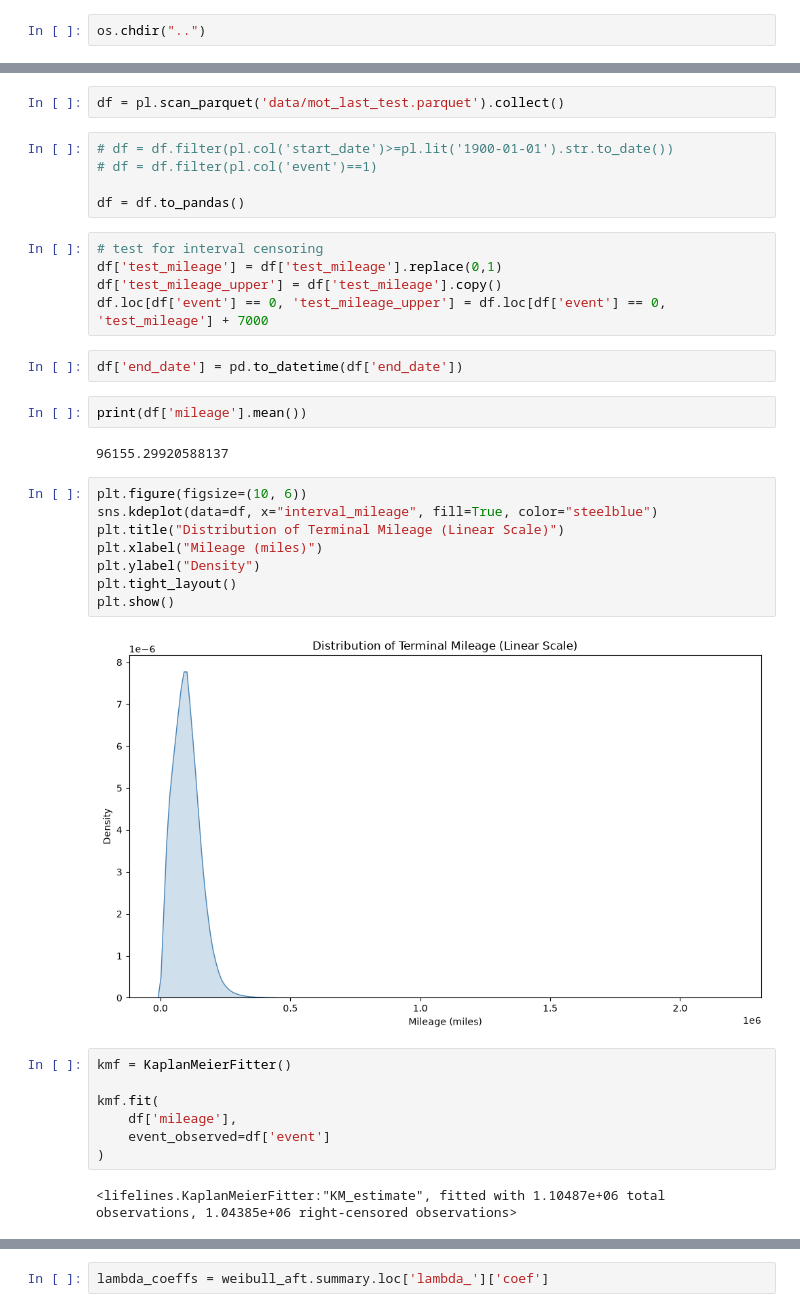
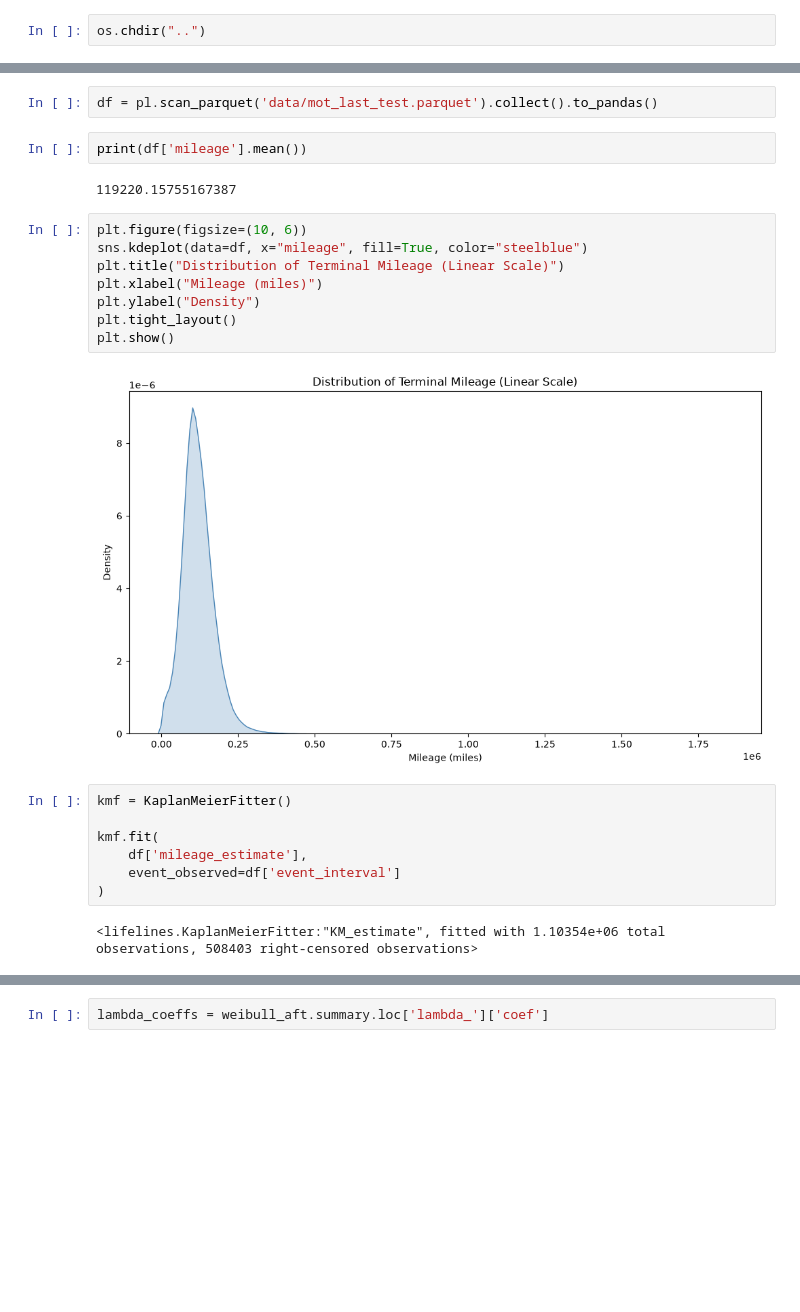
Before and after one commit to Nasser-Sanchez/UK-MOT-Reliability-Analysis, a Jupyter notebook: notebooks/survival_analysis.ipynb, the cells around one changed output, grey strips where cells are left out. Saved outputs shown, nothing was run; the diff lists cells and outputs as text; blank space fills up the shorter version.

```diff
--- a/notebooks/survival_analysis.ipynb
+++ b/notebooks/survival_analysis.ipynb
@@ -43,40 +16,28 @@ con.execute("""
 # %%
-df = pl.scan_parquet('data/mot_last_test.parquet').collect()
+df = pl.scan_parquet('data/mot_last_test.parquet').collect().to_pandas()
-# %%
-# df = df.filter(pl.col('start_date')>=pl.lit('1900-01-01').str.to_date())
-# df = df.filter(pl.col('event')==1)
-
-df = df.to_pandas()
-# %%
-# test for interval censoring
-df['test_mileage'] = df['test_mileage'].replace(0,1)
-df['test_mileage_upper'] = df['test_mileage'].copy()
-df.loc[df['event'] == 0, 'test_mileage_upper'] = df.loc[df['event'] == 0, 'test_mileage'] + 7000
-# %%
-df['end_date'] = pd.to_datetime(df['end_date'])
 # %%
 print(df['mileage'].mean())
 # %% [output]
-96155.29920588137
+119220.15755167387
 # %%
 plt.figure(figsize=(10, 6))
-sns.kdeplot(data=df, x="interval_mileage", fill=True, color="steelblue")
+sns.kdeplot(data=df, x="mileage", fill=True, color="steelblue")
 plt.title("Distribution of Terminal Mileage (Linear Scale)")
 plt.xlabel("Mileage (miles)")
 plt.ylabel("Density")
 plt.tight_layout()
 plt.show()
 # %% [output]
-[figure, old version]
+[figure, new version]
 # %%
 kmf = KaplanMeierFitter()
 
 kmf.fit(
-    df['mileage'],
-    event_observed=df['event']
+    df['mileage_estimate'],
+    event_observed=df['event_interval']
 )
 # %% [output]
-<lifelines.KaplanMeierFitter:"KM_estimate", fitted with 1.10487e+06 total observations, 1.04385e+06 right-censored observations>
+<lifelines.KaplanMeierFitter:"KM_estimate", fitted with 1.10354e+06 total observations, 508403 right-censored observations>
 # %%
 kmf.plot()
 # %% [output]
```
Also changed, not shown: parts of 23 cells of this notebook.
